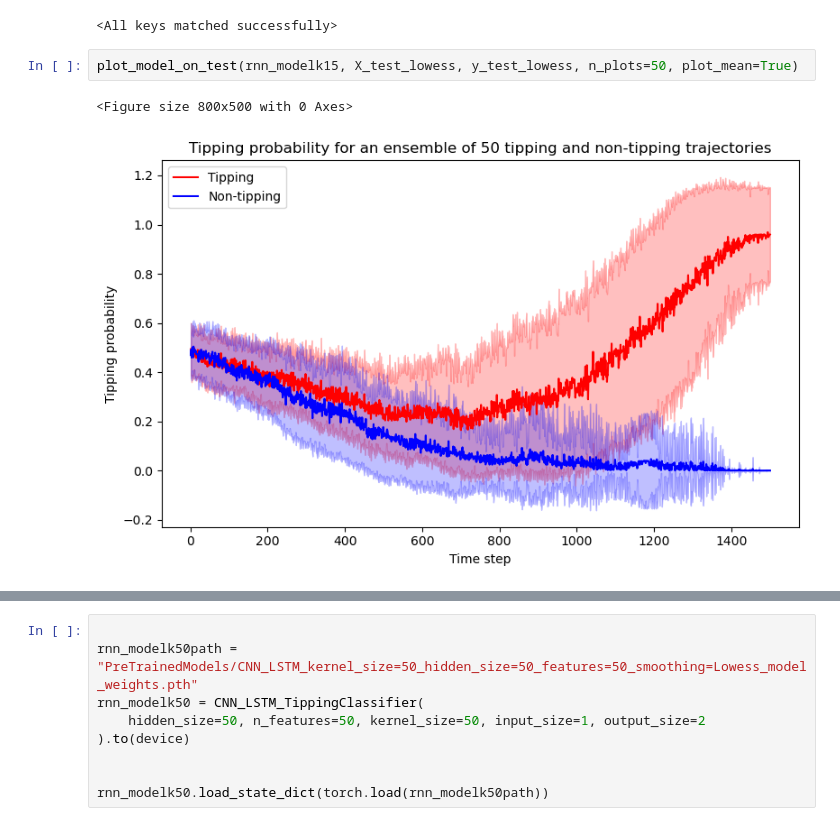
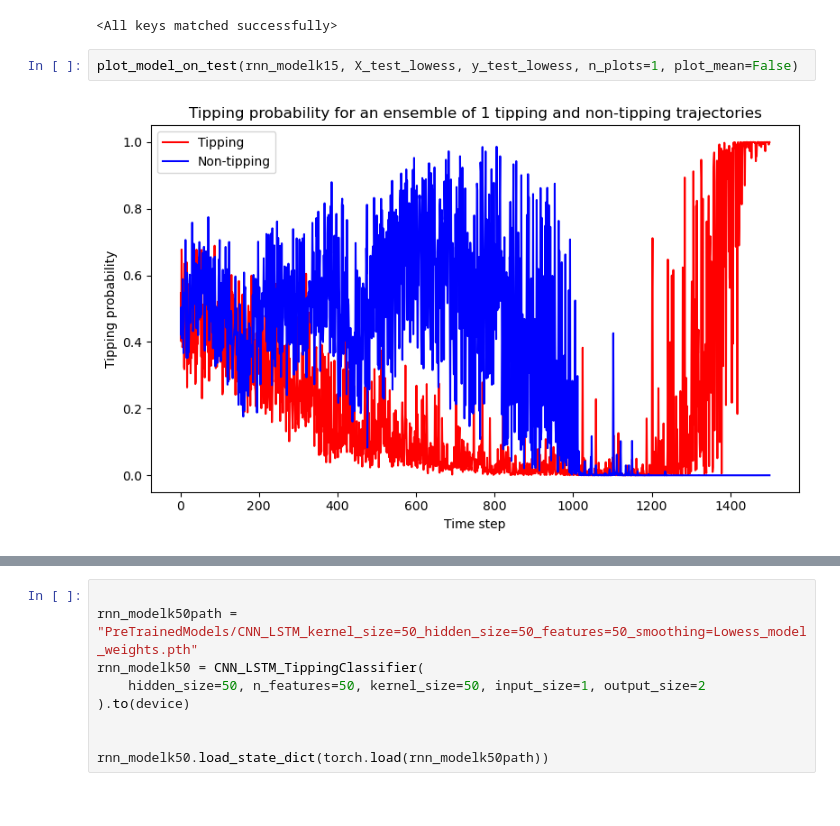
Before and after one commit to muhammedfadera/DL4EWS-Dartington, a Jupyter notebook: practical_session.ipynb, the cells around one changed output, grey strips where cells are left out. Cells and saved outputs as stored; diff of their text form.

```diff
--- a/practical_session.ipynb
+++ b/practical_session.ipynb
@@ -125,7 +129,6 @@ rnn_modelk15.load_state_dict(torch.load(rnn_modelk15path))
 # %% [output]
 <All keys matched successfully>
 # %%
-plot_model_on_test(rnn_modelk15, X_test_lowess, y_test_lowess, n_plots=50, plot_mean=True)
+plot_model_on_test(rnn_modelk15, X_test_lowess, y_test_lowess, n_plots=1, plot_mean=False)
 # %% [output]
-<Figure size 800x500 with 0 Axes>
-[figure, old version]
+[figure, new version]
```
Also changed, not shown: parts of 12 cells of this notebook, 2 other files.
